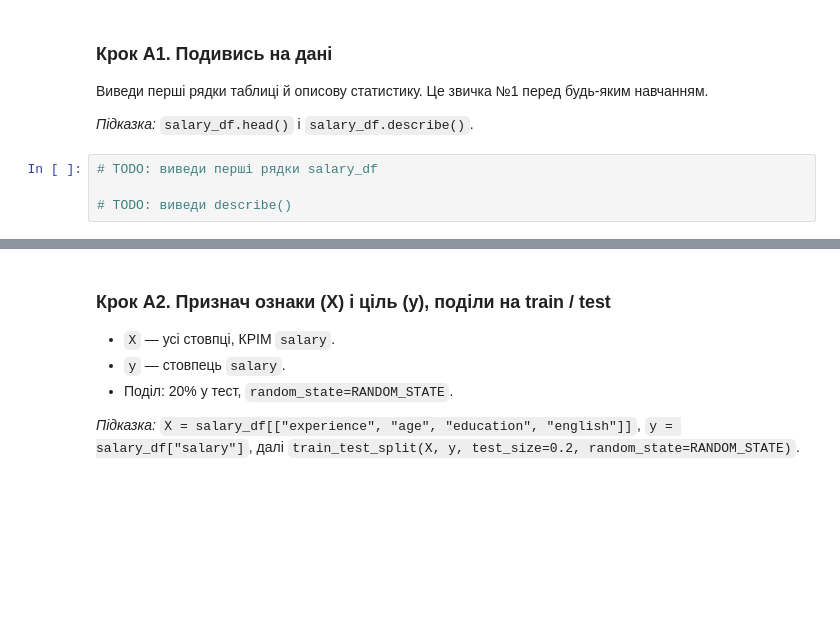
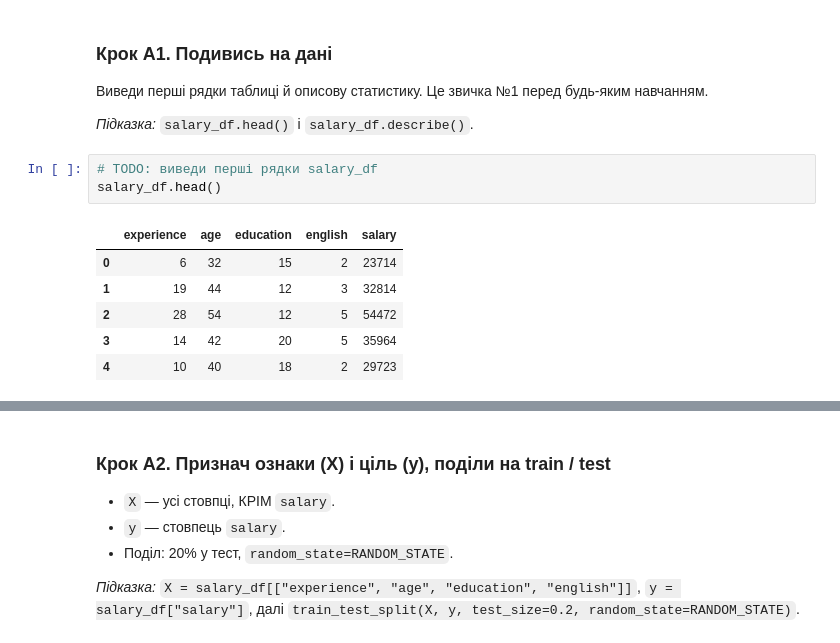
Before and after one commit to NatalieAleksandrova2026/DTA_2026, a Jupyter notebook: ML/ml_practice_LR&Cl.ipynb, the cells around one changed output, grey strips where cells are left out. Saved outputs shown, nothing was run; the diff lists cells and outputs as text; blank space fills up the shorter version.

```diff
--- a/ML/ml_practice_LR&Cl.ipynb
+++ b/ML/ml_practice_LR&Cl.ipynb
@@ -84,5 +88,11 @@ print("Частка тих, хто склав іспит:", f"{students_df['pass
 *Підказка:* `salary_df.head()` і `salary_df.describe()`.
 # %%
 # TODO: виведи перші рядки salary_df
-
-# TODO: виведи describe()
+salary_df.head()
+# %% [output]
+|  | experience | age | education | english | salary |
+| 0 | 6 | 32 | 15 | 2 | 23714 |
+| 1 | 19 | 44 | 12 | 3 | 32814 |
+| 2 | 28 | 54 | 12 | 5 | 54472 |
+| 3 | 14 | 42 | 20 | 5 | 35964 |
+| 4 | 10 | 40 | 18 | 2 | 29723 |
```
Also changed, not shown: parts of 4 cells of this notebook.
